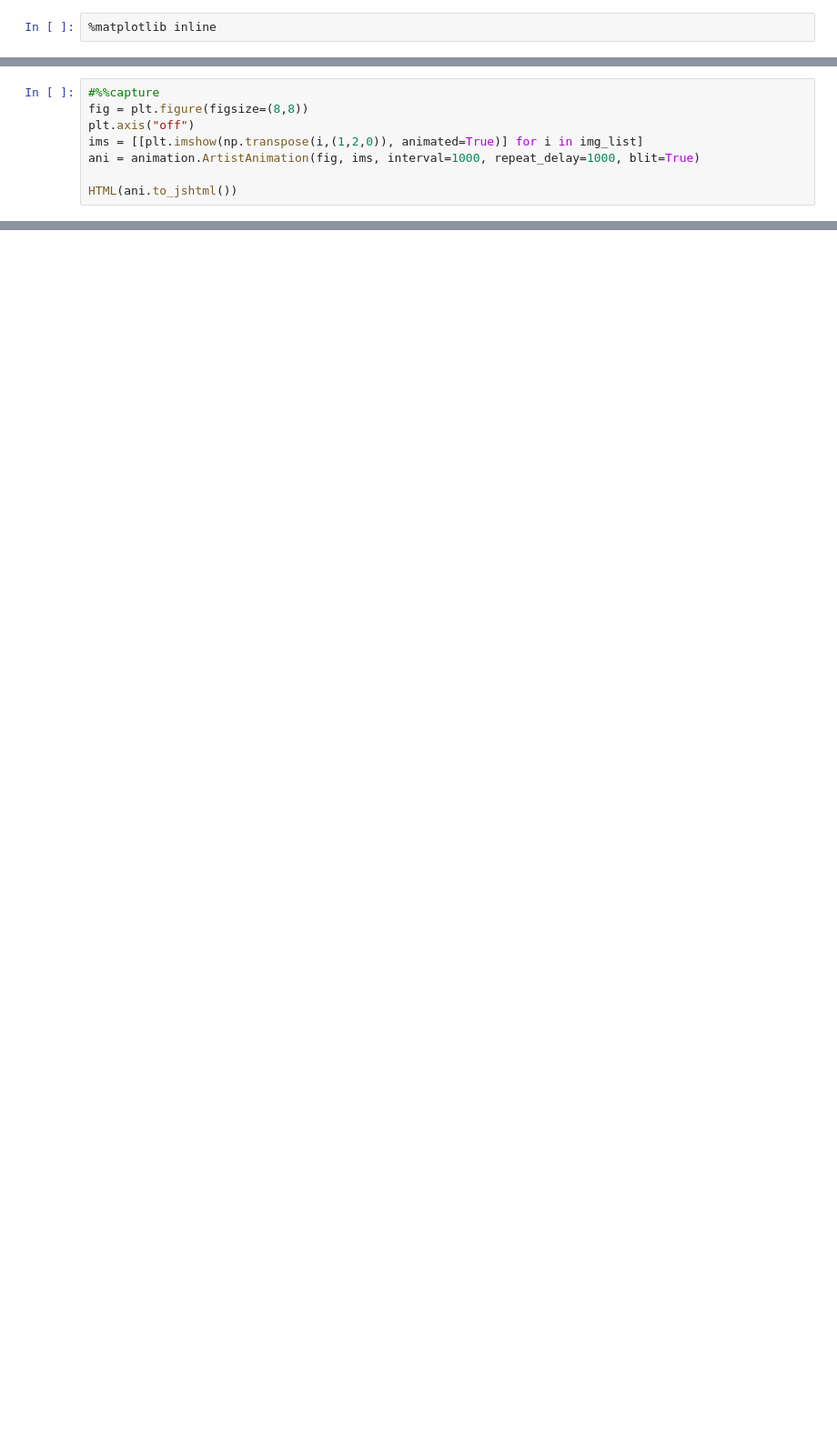
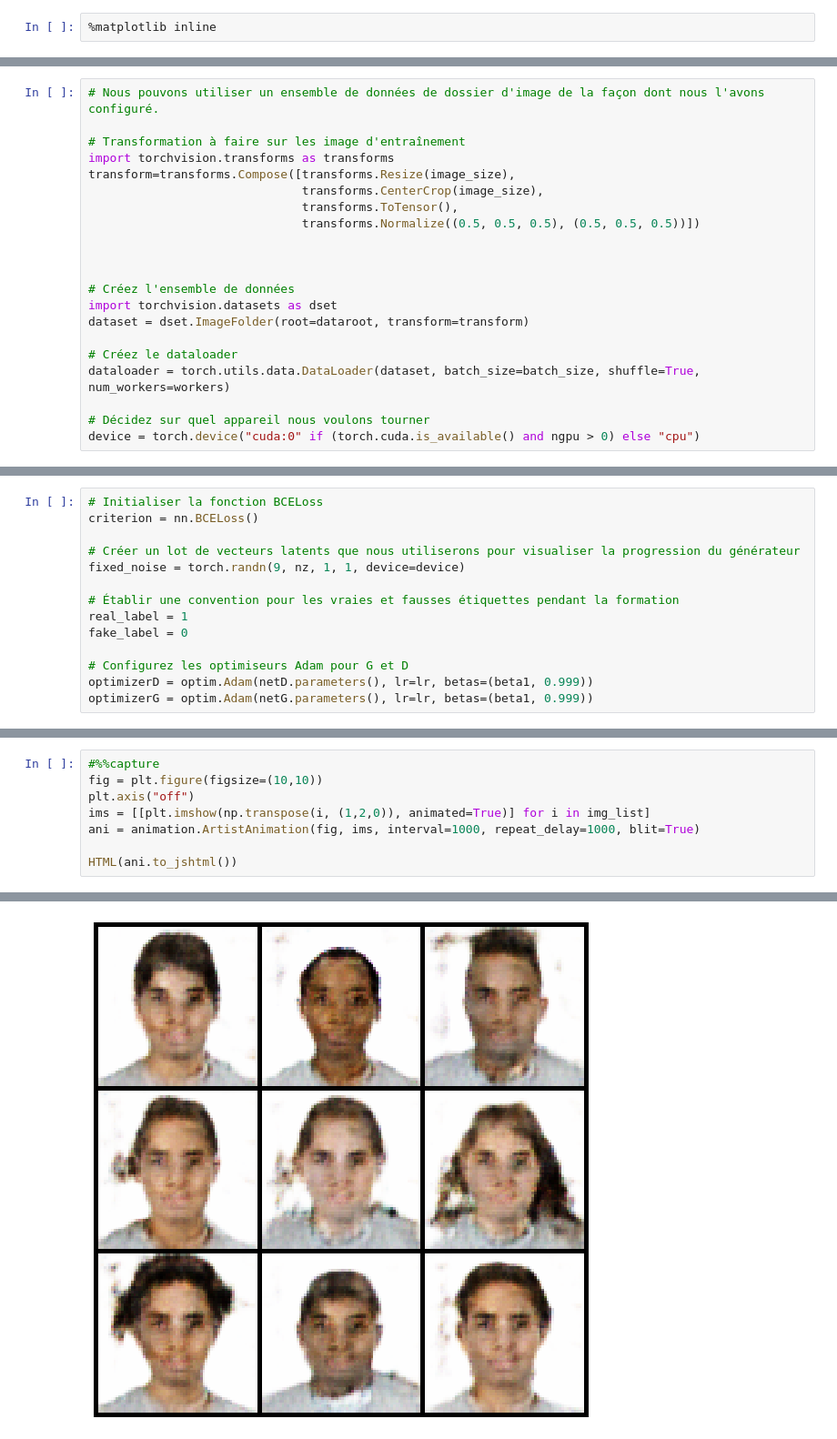
Before and after one commit to SpikeAI/2019-10-10_ML-tutorial, a Jupyter notebook: C_GAN_faces_tutorial.ipynb, the cells around one changed output, grey strips where cells are left out. Shown at 91% size. Drawn from its saved outputs; the diff is of its cells as text; blank space fills up the shorter version.

```diff
--- a/C_GAN_faces_tutorial.ipynb
+++ b/C_GAN_faces_tutorial.ipynb
@@ -631,0 +101,21 @@ Below is a plot of D & G’s losses versus training iterations.
+# %%
+# Nous pouvons utiliser un ensemble de données de dossier d'image de la façon dont nous l'avons configuré.
+
+# Transformation à faire sur les image d'entraînement
+import torchvision.transforms as transforms
+transform=transforms.Compose([transforms.Resize(image_size),
+                              transforms.CenterCrop(image_size),
+                              transforms.ToTensor(),
+                              transforms.Normalize((0.5, 0.5, 0.5), (0.5, 0.5, 0.5))])
+
+
+
+# Créez l'ensemble de données
+import torchvision.datasets as dset
+dataset = dset.ImageFolder(root=dataroot, transform=transform)
+
+# Créez le dataloader
+dataloader = torch.utils.data.DataLoader(dataset, batch_size=batch_size, shuffle=True, num_workers=workers)
+
+# Décidez sur quel appareil nous voulons tourner
+device = torch.device("cuda:0" if (torch.cuda.is_available() and ngpu > 0) else "cpu")
@@ -631,0 +299,14 @@ Below is a plot of D & G’s losses versus training iterations.
+# %%
+# Initialiser la fonction BCELoss
+criterion = nn.BCELoss()
+
+# Créer un lot de vecteurs latents que nous utiliserons pour visualiser la progression du générateur
+fixed_noise = torch.randn(9, nz, 1, 1, device=device)
+
+# Établir une convention pour les vraies et fausses étiquettes pendant la formation
+real_label = 1
+fake_label = 0
+
+# Configurez les optimiseurs Adam pour G et D
+optimizerD = optim.Adam(netD.parameters(), lr=lr, betas=(beta1, 0.999))
+optimizerG = optim.Adam(netG.parameters(), lr=lr, betas=(beta1, 0.999))
@@ -648,8 +455,9 @@ animation.
 # %%
 #%%capture
-fig = plt.figure(figsize=(8,8))
+fig = plt.figure(figsize=(10,10))
 plt.axis("off")
-ims = [[plt.imshow(np.transpose(i,(1,2,0)), animated=True)] for i in img_list]
+ims = [[plt.imshow(np.transpose(i, (1,2,0)), animated=True)] for i in img_list]
 ani = animation.ArtistAnimation(fig, ims, interval=1000, repeat_delay=1000, blit=True)
 
 HTML(ani.to_jshtml())
+# %% [output]
@@ -655,0 +465 @@ HTML(ani.to_jshtml())
+[figure, added]
```
Also changed, not shown: parts of 52 cells of this notebook, 3 other files.
